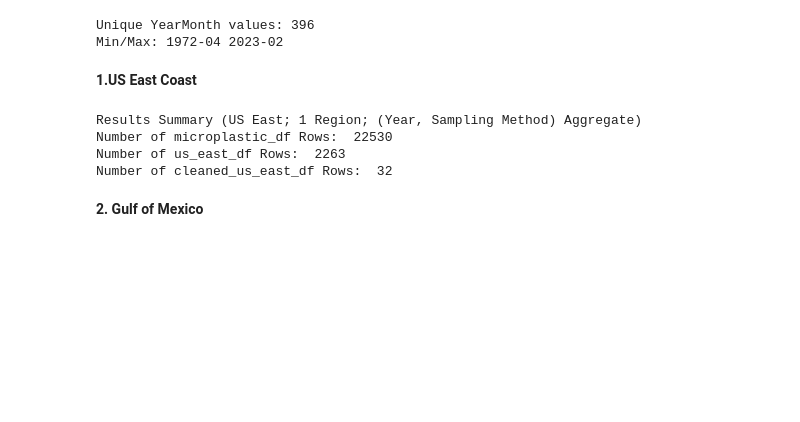
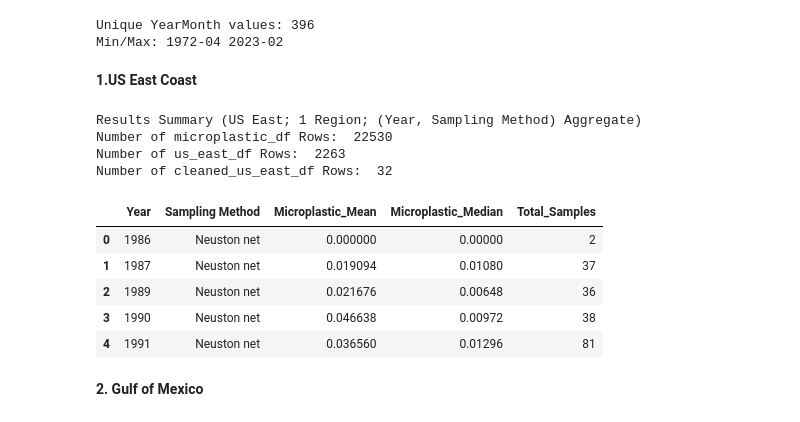
Before and after one commit to Xuanniee/BC3412-Business-Analytics-Consult-Group-Project, a Jupyter notebook: us_data_exploration.ipynb, the cells around one changed output. Cells and saved outputs as stored; diff of their text form; code cells hidden in the pictures; blank space fills up the shorter version.

```diff
--- a/us_data_exploration.ipynb
+++ b/us_data_exploration.ipynb
@@ -108,33 +108,40 @@ microplastic_df["Longitude (degree)"] = pd.to_numeric(microplastic_df["Longitude
 us_east_df = microplastic_df[
     microplastic_df["Latitude (degree)"].between(lat_min, lat_max) &
     microplastic_df["Longitude (degree)"].between(lon_min, lon_max)
 ].copy()
 
 # Drop missing values if they are missing year, sampling method and conc since we cant use
 us_east_df = us_east_df.dropna(subset=["Year", "Sampling Method", "Microplastic_Concentration"])
 
 # Aggregate based on (Year, Sampling Method) tuple
 cleaned_us_east_df = (
     us_east_df
     .groupby(["Year", "Sampling Method"], as_index=False)
     .agg(
         Microplastic_Mean=("Microplastic_Concentration", "mean"),
         Microplastic_Median=("Microplastic_Concentration", "median"),
         Total_Samples=("Microplastic_Concentration", "size")
     )
     .sort_values(["Year", "Sampling Method"])
 )
 
 
 print(f"Results Summary (US East; 1 Region; (Year, Sampling Method) Aggregate)")
 print("Number of microplastic_df Rows: ", len(microplastic_df))
 print("Number of us_east_df Rows: ", len(us_east_df))
 print("Number of cleaned_us_east_df Rows: ", len(cleaned_us_east_df))
+cleaned_us_east_df.head()
 # %% [output]
 Results Summary (US East; 1 Region; (Year, Sampling Method) Aggregate)
 Number of microplastic_df Rows:  22530
 Number of us_east_df Rows:  2263
 Number of cleaned_us_east_df Rows:  32
+|  | Year | Sampling Method | Microplastic_Mean | Microplastic_Median | Total_Samples |
+| 0 | 1986 | Neuston net | 0.000000 | 0.00000 | 2 |
+| 1 | 1987 | Neuston net | 0.019094 | 0.01080 | 37 |
+| 2 | 1989 | Neuston net | 0.021676 | 0.00648 | 36 |
+| 3 | 1990 | Neuston net | 0.046638 | 0.00972 | 38 |
+| 4 | 1991 | Neuston net | 0.036560 | 0.01296 | 81 |
 # %% [markdown]
 **2. Gulf of Mexico**
 # %%
```
Also changed, not shown: parts of 1 cell of this notebook.
